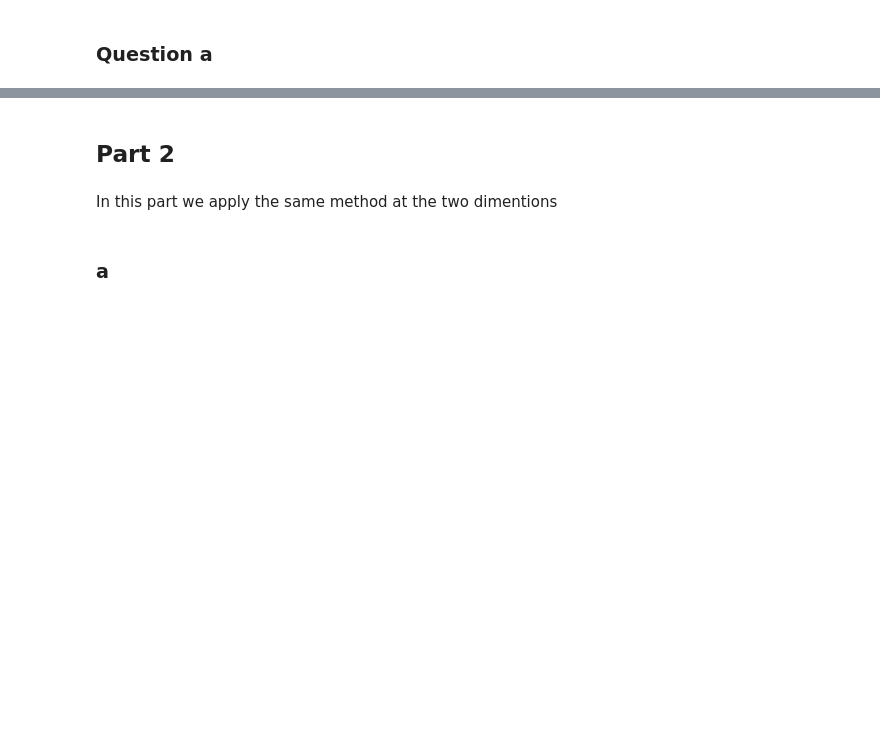
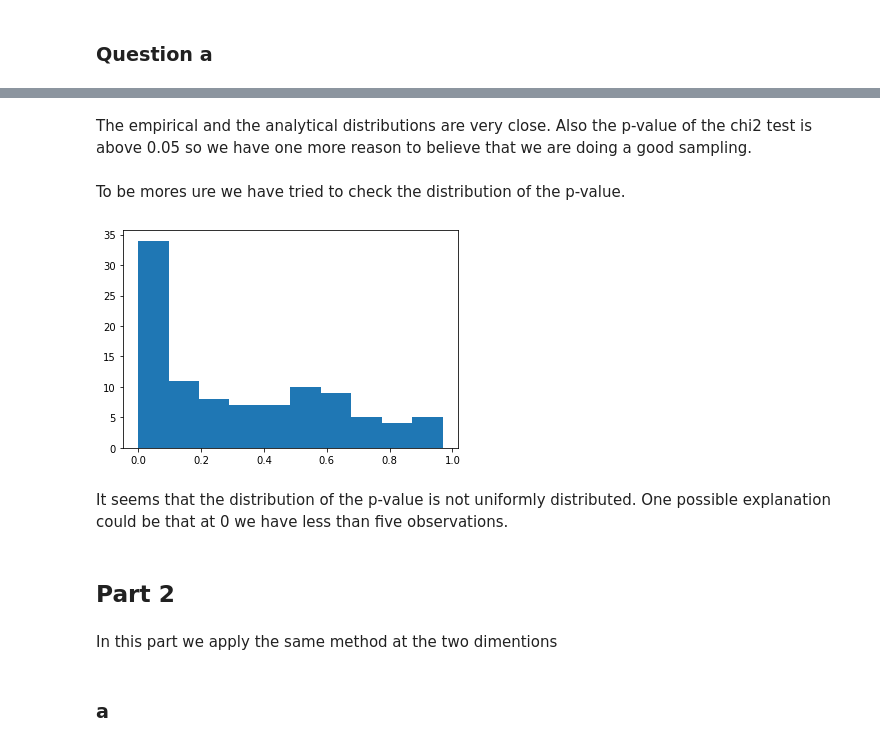
Before and after one commit to shajib004/Stotastic_simulation, a Jupyter notebook: exercise_6.ipynb, the cells around one changed output, grey strips where cells are left out. Saved outputs shown, nothing was run; the diff lists cells and outputs as text; code cells hidden in the pictures; blank space fills up the shorter version.

```diff
--- a/exercise_6.ipynb
+++ b/exercise_6.ipynb
@@ -31,4 +27,12 @@ We get a value from the $\chi^2$ test that is greater than 0.05. so it is an acc
 # %% [markdown]
 ### Question a
+# %%
+def step():
+    s = np.random.uniform(0,1,1)[0]
+    if (s<=1/3):
+        return -1
+    if (s<=2/3):
+        return 0
+    return 1
 # %%
 def sample_MCMC(sample_size):
@@ -67,3 +92,38 @@ p_value
+# %% [markdown]
+The empirical and the analytical distributions are very close. Also the p-value of the chi2 test is above 0.05 so we have one more reason to believe that we are doing a good sampling.
+# %%
+def p_value_1D(samples_number):
+    P = [g(i) for i in range(m)]
+    denominator = sum(P)
+    P = [10000*i/denominator for i in P ]
+    test_scores = np.empty(0,dtype = 'float64')
+    p_values = np.empty(0,dtype = 'float64')
+    for i in range(samples_number):
+        X = sample_MCMC(100501)
+        X = X[50:]
+
+        Observ, bins = np.histogram(X, bins= m)
+        Observed =  Observ
+        Expected = P
+        least_squares = [(Obs-Exp)**2/Exp for Obs, Exp in list(zip(Expected,Observed))]
+        chi_sqare_calculated_value = sum(least_squares)
+        p_value = 1-chi2.cdf(chi_sqare_calculated_value,9)
+
+        test_scores = np.append(test_scores,chi_sqare_calculated_value)
+        p_values = np.append(p_values,p_value)
+    return test_scores,p_values
+test_scores,p_values = p_value_1D(100)
+Observ, bins = np.histogram(X, bins= 10)
+# %% [markdown]
+To be mores ure we have tried to check the distribution of the p-value.
+# %%
+Observ, bins = np.histogram(p_values, bins= 10)
+plt.hist(p_values, bins= 10)
+plt.show()
+# %% [output]
+[figure, added]
+# %% [markdown]
+It seems that the distribution of the p-value is not uniformly distributed. One possible explanation could be that at 0 we have less than five observations.
 # %% [markdown]
 ## Part 2
 # %% [markdown]
```
Also changed, not shown: parts of 23 cells of this notebook.
